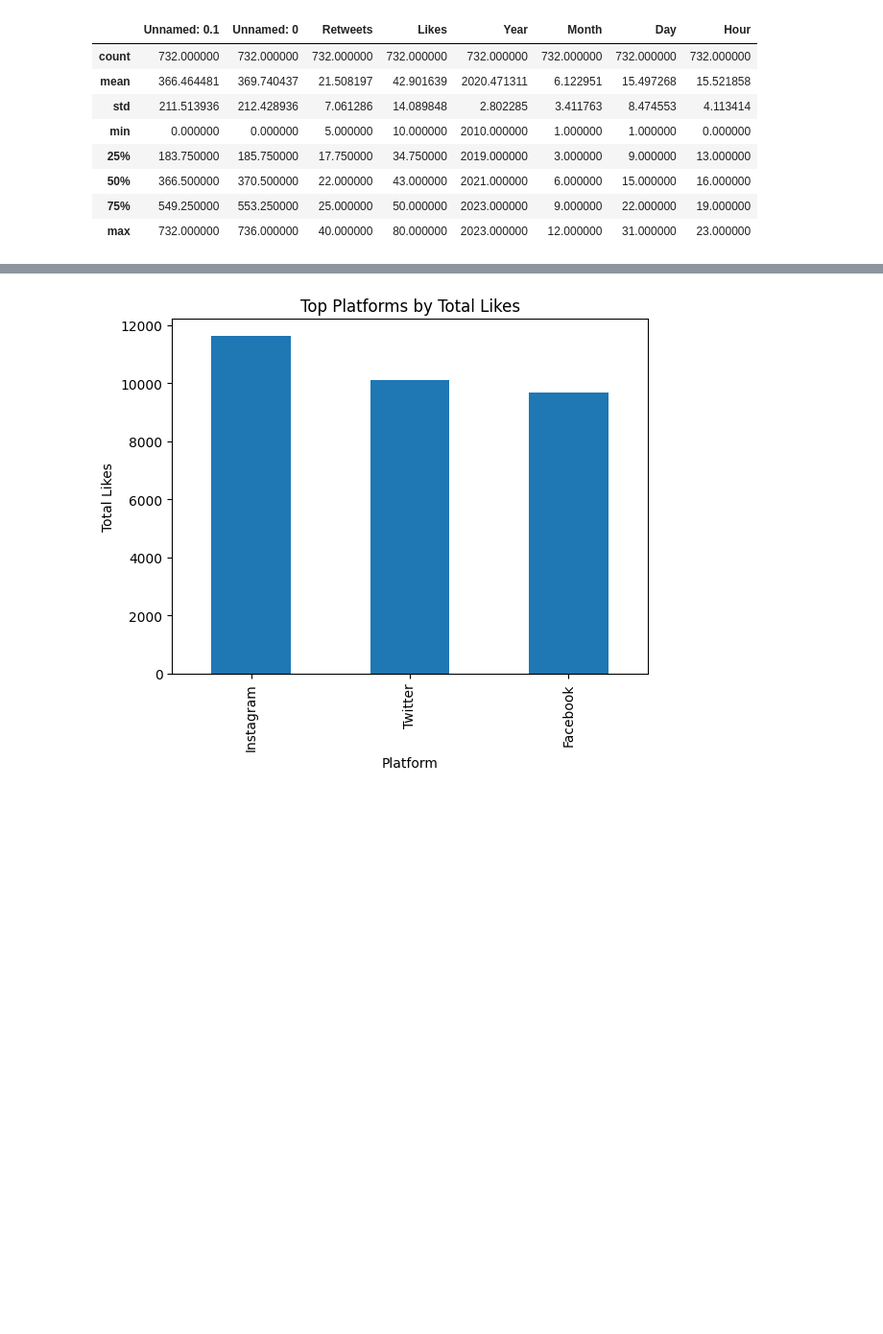
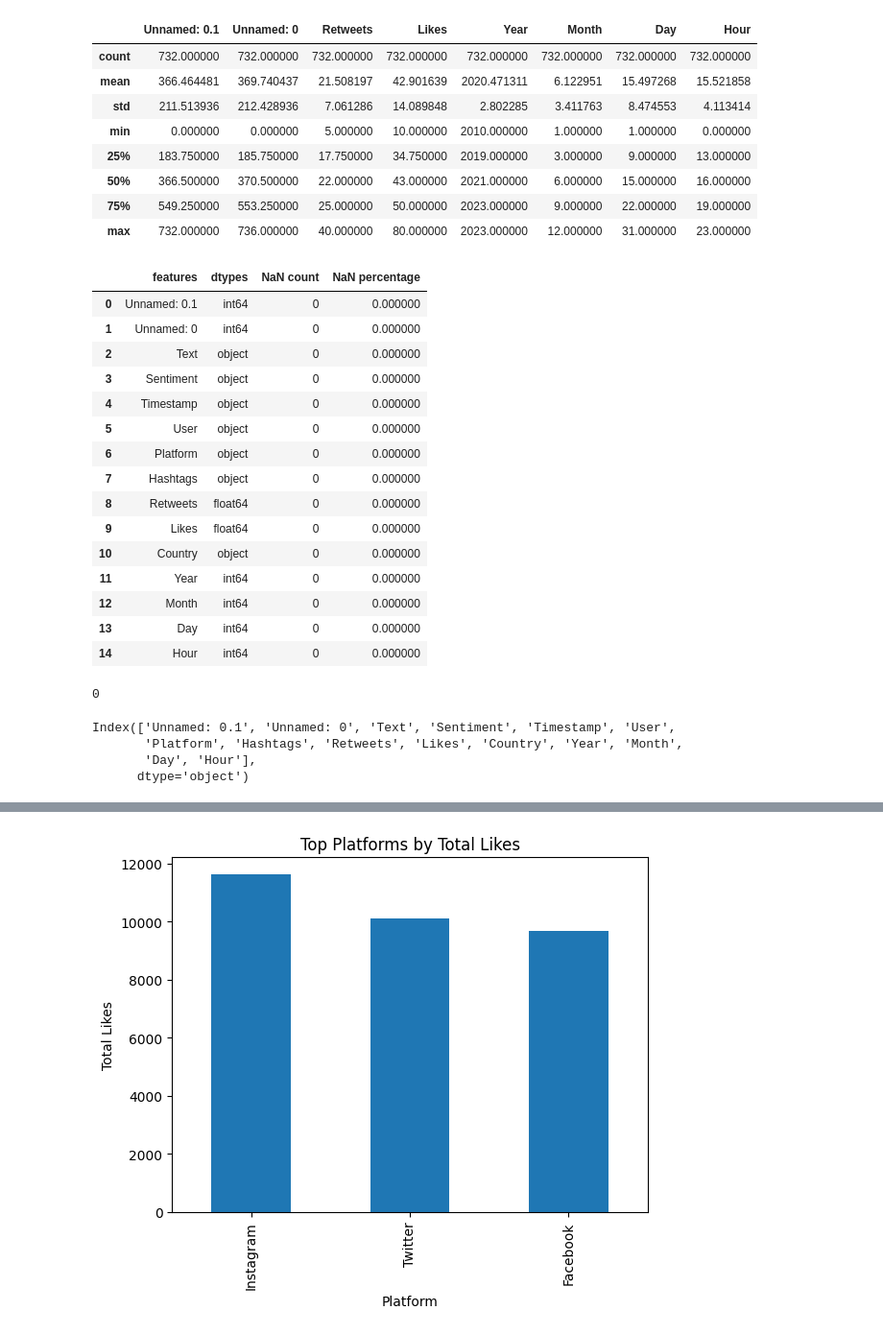
Before and after one commit to zizo155/sentimental-analysis, a Jupyter notebook: sentimental_analysis.ipynb, the cells around one changed output, grey strips where cells are left out. Shown at 96% size. Drawn from its saved outputs; the diff is of its cells as text; code cells hidden in the pictures; blank space fills up the shorter version.

```diff
--- a/sentimental_analysis.ipynb
+++ b/sentimental_analysis.ipynb
@@ -147,3 +67,39 @@ df.describe()
 | 50% | 366.500000 | 370.500000 | 22.000000 | 43.000000 | 2021.000000 | 6.000000 | 15.000000 | 16.000000 |
 | 75% | 549.250000 | 553.250000 | 25.000000 | 50.000000 | 2023.000000 | 9.000000 | 22.000000 | 19.000000 |
 | max | 732.000000 | 736.000000 | 40.000000 | 80.000000 | 2023.000000 | 12.000000 | 31.000000 | 23.000000 |
+# %%
+#null values
+def null_count():
+    return pd.DataFrame({'features': df.columns,
+                'dtypes': df.dtypes.values,
+                'NaN count': df.isnull().sum().values,
+                'NaN percentage': df.isnull().sum().values/df.shape[0]}).style.background_gradient(cmap='Set3',low=0.1,high=0.01)
+null_count()
+# %% [output]
+|  | features | dtypes | NaN count | NaN percentage |
+| 0 | Unnamed: 0.1 | int64 | 0 | 0.000000 |
+| 1 | Unnamed: 0 | int64 | 0 | 0.000000 |
+| 2 | Text | object | 0 | 0.000000 |
+| 3 | Sentiment | object | 0 | 0.000000 |
+| 4 | Timestamp | object | 0 | 0.000000 |
+| 5 | User | object | 0 | 0.000000 |
+| 6 | Platform | object | 0 | 0.000000 |
+| 7 | Hashtags | object | 0 | 0.000000 |
+| 8 | Retweets | float64 | 0 | 0.000000 |
+| 9 | Likes | float64 | 0 | 0.000000 |
+| 10 | Country | object | 0 | 0.000000 |
+| 11 | Year | int64 | 0 | 0.000000 |
+| 12 | Month | int64 | 0 | 0.000000 |
+| 13 | Day | int64 | 0 | 0.000000 |
+| 14 | Hour | int64 | 0 | 0.000000 |
+# %%
+df.duplicated().sum()
+# %% [output]
+0
+# %%
+df.columns
+# %% [output]
+Index(['Unnamed: 0.1', 'Unnamed: 0', 'Text', 'Sentiment', 'Timestamp', 'User',
+       'Platform', 'Hashtags', 'Retweets', 'Likes', 'Country', 'Year', 'Month',
+       'Day', 'Hour'],
+      dtype='object')
```
Also changed, not shown: parts of 42 cells of this notebook.
